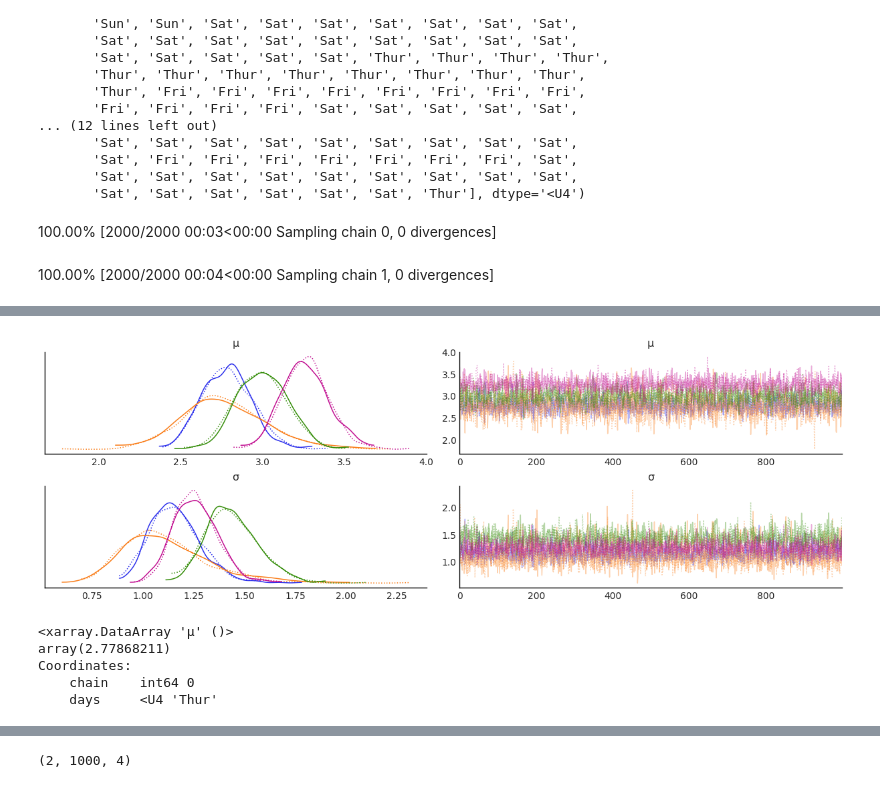
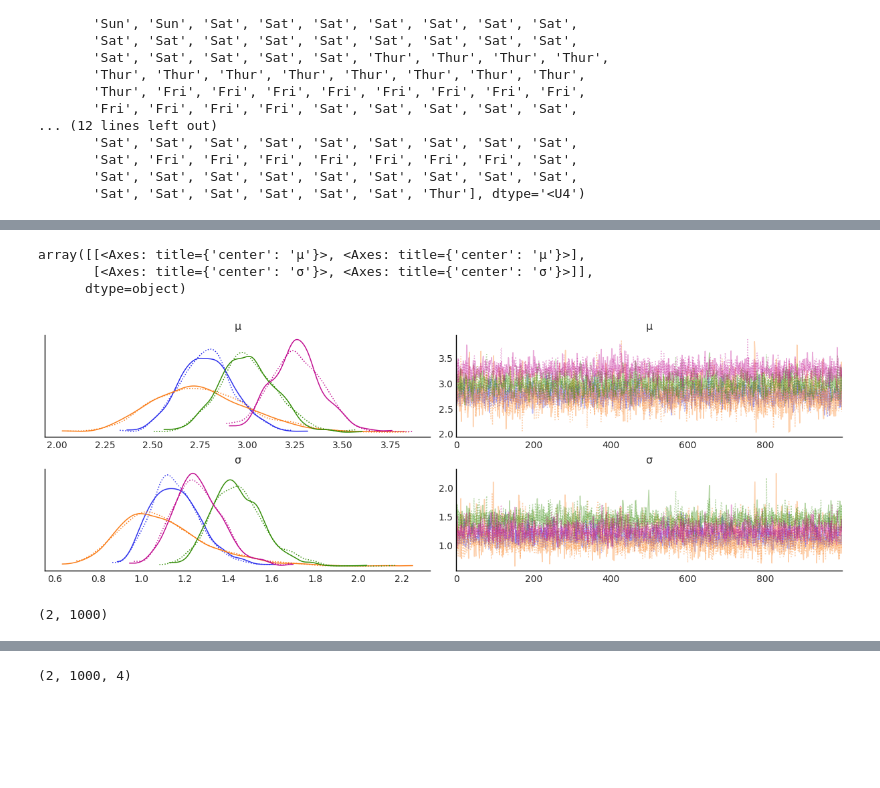
Before and after one commit to eliransher/Bayesian_models, a Jupyter notebook: notebooks/5_compering_groups.ipynb, the cells around one changed output, grey strips where cells are left out. Saved outputs shown, nothing was run; the diff lists cells and outputs as text; code cells hidden in the pictures; blank space fills up the shorter version.

```diff
--- a/notebooks/5_compering_groups.ipynb
+++ b/notebooks/5_compering_groups.ipynb
@@ -100,12 +101,9 @@ with pm.Model(coords=coords) as comparing_groups:
     μ = pm.HalfNormal('μ', sigma=5, dims="days")
     σ = pm.HalfNormal('σ', sigma=1, dims="days")
 
-    y = pm.Gamma('y', mu=μ[idx], sigma=σ[idx], observed=tip, dims="days_flat")
+    y = pm.Gamma('y', mu=μ[idx], sigma=σ[idx], observed=tip)
 
     idata_cg = pm.sample()
-    # idata_cg.extend(pm.sample_posterior_predictive(idata_cg))
+
 az.plot_trace(idata_cg)
-plt.savefig('B11197_02_17.png')
 # %% [output]
-100.00% [2000/2000 00:03<00:00 Sampling chain 0, 0 divergences]
-100.00% [2000/2000 00:04<00:00 Sampling chain 1, 0 divergences]
@@ -112,12 +112,11 @@ plt.savefig('B11197_02_17.png')
+array([[<Axes: title={'center': 'μ'}>, <Axes: title={'center': 'μ'}>],
+       [<Axes: title={'center': 'σ'}>, <Axes: title={'center': 'σ'}>]],
+      dtype=object)
-[figure, old version]
+[figure, new version]
 # %%
-idata_cg.posterior['μ'][0,:,0].mean()
+idata_cg.posterior['μ'].sel(days="Thur").shape
 # %% [output]
-<xarray.DataArray 'μ' ()>
-array(2.77868211)
-Coordinates:
-    chain    int64 0
-    days     <U4 'Thur'
+(2, 1000)
 # %%
 pm.model_to_graphviz(comparing_groups)
 # %% [output]
```
Also changed, not shown: parts of 3 cells of this notebook.
